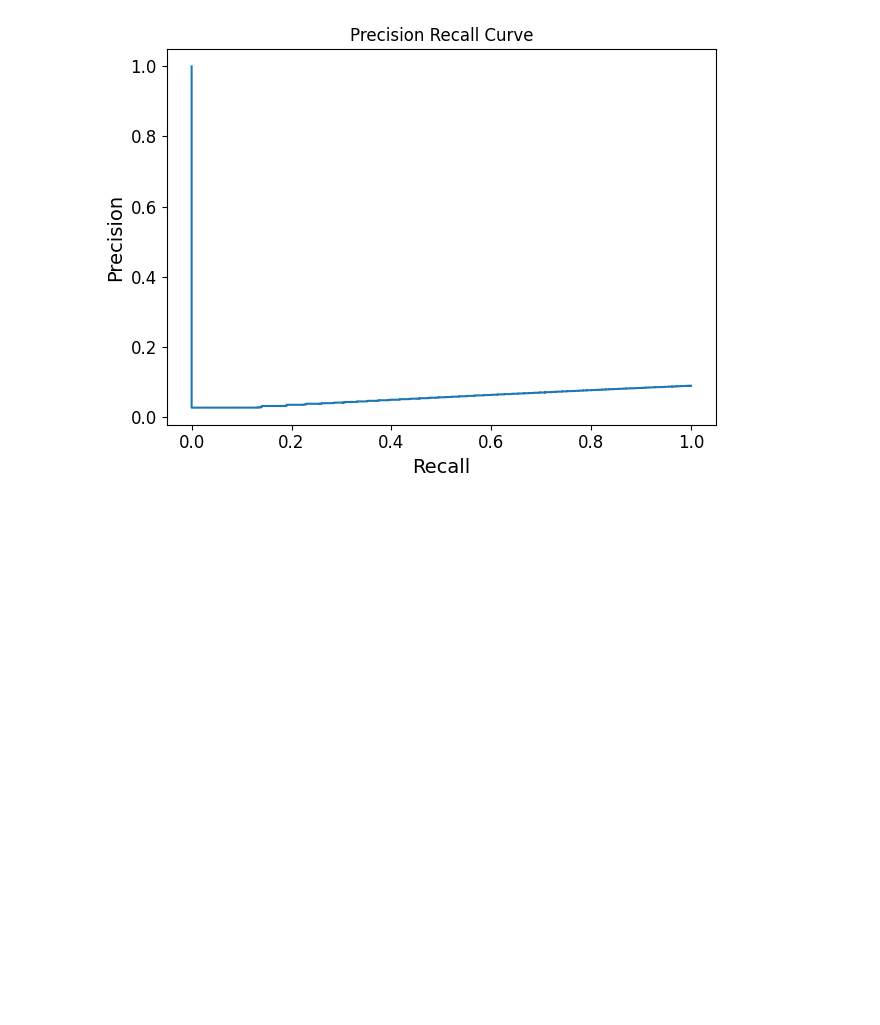
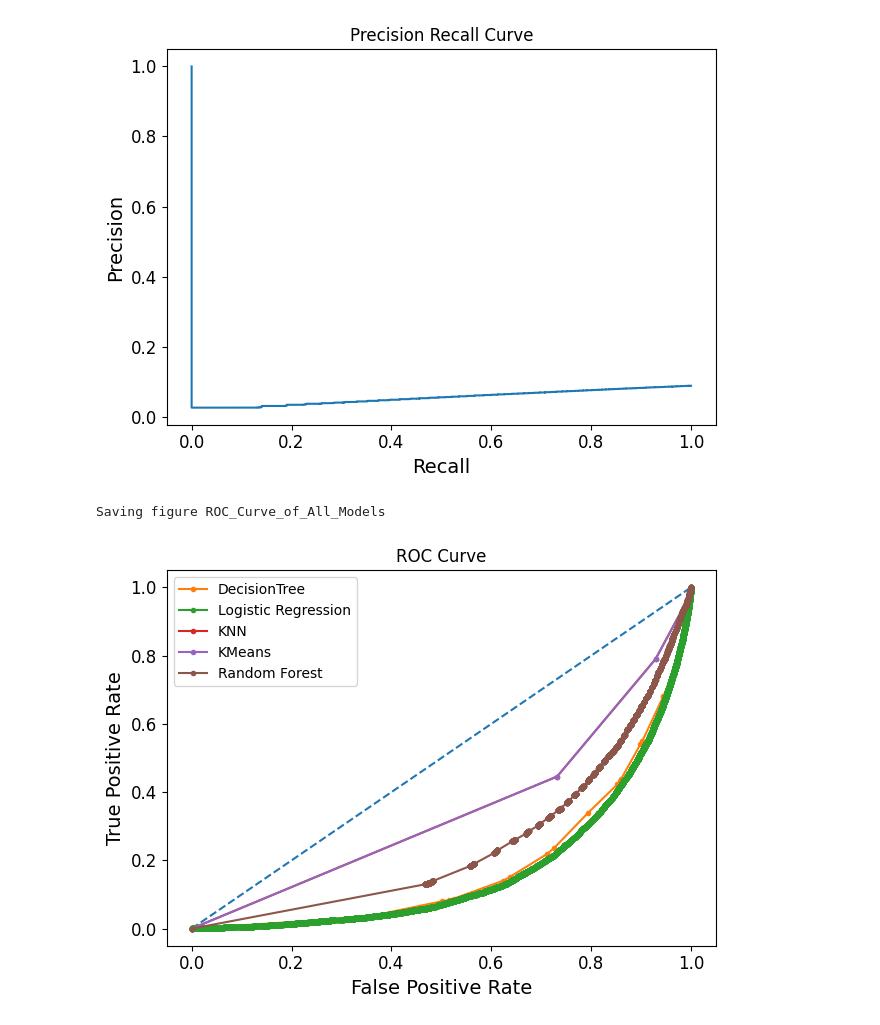
Before and after one commit to Suhyrhasan/Risk-Prediction-For-Heart-Disease, a Jupyter notebook: ModelEvaluation.ipynb, the cells around one changed output. Saved outputs shown, nothing was run; the diff lists cells and outputs as text; code cells hidden in the pictures; blank space fills up the shorter version.

Commit message:
ROC Curve of All Models

```diff
--- a/ModelEvaluation.ipynb
+++ b/ModelEvaluation.ipynb
@@ -251,8 +252,9 @@ def evaluate_LogisticRegression():
     disp = CalibrationDisplay.from_estimator(clf, x_test, y_test)
     save_fig(LOGREG_PATH,f"Calibration_Curve_of_Logistic_Regression_Model")
     plt.show()
+    return fpr, tpr
 
-evaluate_LogisticRegression()
+fpr1, tpr1 = evaluate_LogisticRegression()
 # %% [output]
 Logistic Regression Metrics:
 
@@ -328,8 +330,9 @@ def evaluate_KNN():
     # show the plot
     save_fig(KNN_PATH,f"Precision_Recall_Curve_of_KNN_Model")
     plt.show()
+    return fpr,tpr
 
-evaluate_KNN()
+fpr2,tpr2 = evaluate_KNN()
 # %% [output]
 KNN Metrics:
 
@@ -423,8 +426,9 @@ def evaluate_KMeans():
     # show the plot
     save_fig(KMEANS_PATH,f"Precision_Recall_Curve_of_KNN_Model")
     plt.show()
+    return fpr, tpr
 
-evaluate_KMeans()
+fpr3, tpr3 = evaluate_KMeans()
 # %% [output]
 KMeans Metrics:
 
@@ -613,8 +616,9 @@ def evaluate_ReducedRandomForest():
     # show the plot
     save_fig(RANDOMFOREST_PATH,f"Precision_Recall_Curve_of_Reduced_Random_Forest_Model")
     plt.show()
+    return fpr, tpr
 
-evaluate_ReducedRandomForest()
+fpr5, tpr5 = evaluate_ReducedRandomForest()
 # %% [output]
 Reduced Random Forest Metrics:
 
@@ -638,3 +642,28 @@ Saving figure ROC_Curve_of_Reduced_Random_Forest_Model
 [figure]
 Saving figure Precision_Recall_Curve_of_Reduced_Random_Forest_Model
 [figure]
+# %%
+# ROC Curve with all models
+plt.plot([0, 1], [0, 1], linestyle='--')
+
+# plot the roc curve for the model
+plt.plot(fpr, tpr, marker='.', label='DecisionTree')
+plt.plot(fpr1, tpr1, marker='.', label='Logistic Regression')
+plt.plot(fpr2, tpr2, marker='.', label='KNN')
+plt.plot(fpr3, tpr3, marker='.', label='KMeans')
+#plt.plot(fpr4, tpr4, marker='.', label='Reduced KMeans')
+plt.plot(fpr5, tpr5, marker='.', label='Random Forest')
+
+# labels
+plt.xlabel('False Positive Rate')
+plt.ylabel('True Positive Rate')
+plt.title('ROC Curve')
+plt.legend()
+# show the plot
+save_fig(
+    'allmodels',
+    "ROC_Curve_of_All_Models")
+plt.show()
+# %% [output]
+Saving figure ROC_Curve_of_All_Models
+[figure, added]
```
Also changed, not shown: parts of 2 cells of this notebook, 1 other file.
